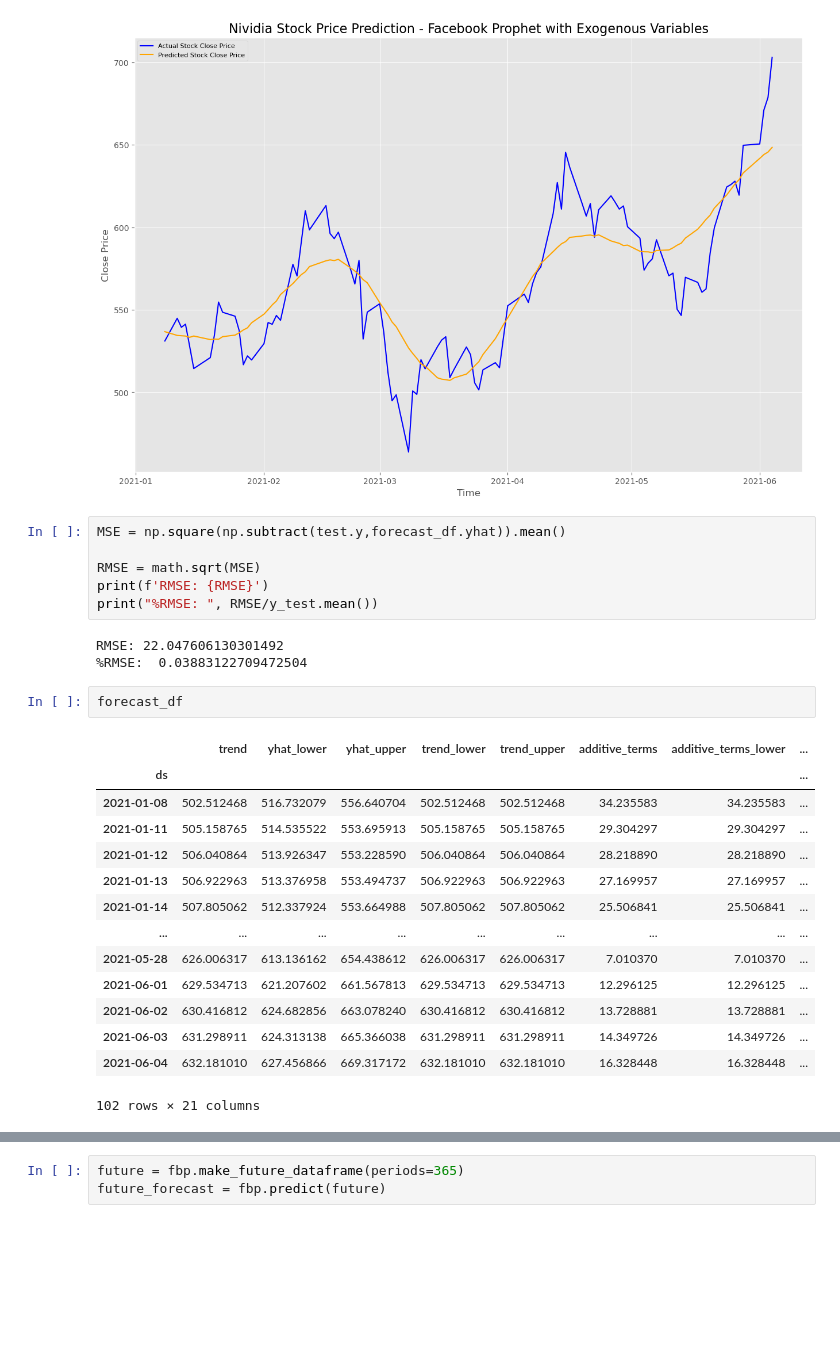
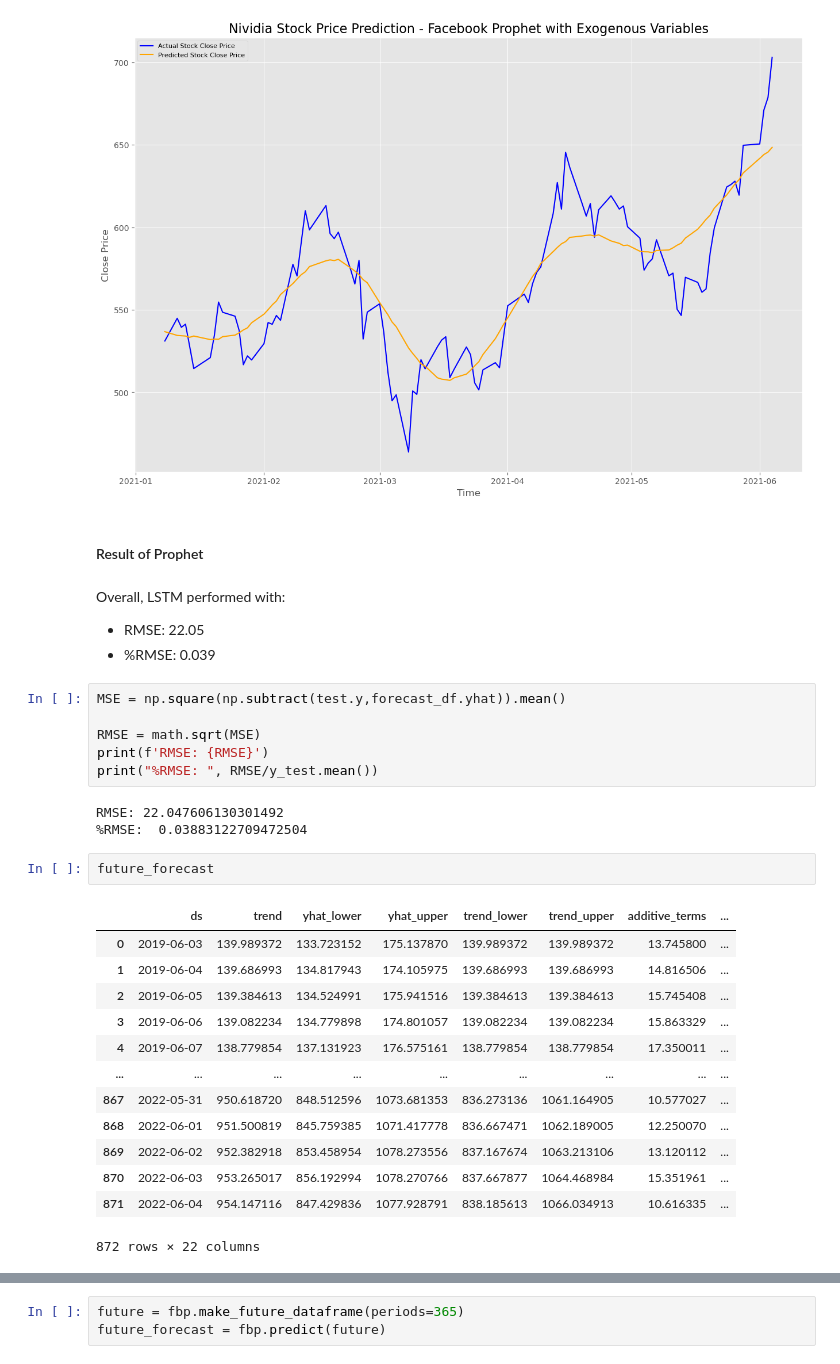
Before and after one commit to jayce7376/Nvidia_Stock_Prediction, a Jupyter notebook: Nvidia_Stock_Prediction.ipynb, the cells around one changed output, grey strips where cells are left out. Saved outputs shown, nothing was run; the diff lists cells and outputs as text; blank space fills up the shorter version.

```diff
--- a/Nvidia_Stock_Prediction.ipynb
+++ b/Nvidia_Stock_Prediction.ipynb
@@ -883,6 +858,12 @@ plt.legend(loc='upper left', fontsize=8)
 plt.savefig('./images/prophet_result.png')
 # %% [output]
 [figure]
+# %% [markdown]
+#### Result of Prophet
+# %% [markdown]
+Overall, LSTM performed with:
+ - RMSE: 22.05
+ - %RMSE: 0.039
 # %%
 MSE = np.square(np.subtract(test.y,forecast_df.yhat)).mean()
 
@@ -892,20 +873,19 @@ print("%RMSE: ", RMSE/y_test.mean())
 # %% [output]
 RMSE: 22.047606130301492
 %RMSE:  0.03883122709472504
-# %%
-forecast_df
-# %% [output]
-|  | trend | yhat_lower | yhat_upper | trend_lower | trend_upper | additive_terms | additive_terms_lower | ... |
-| ds |  |  |  |  |  |  |  | ... |
-| 2021-01-08 | 502.512468 | 516.732079 | 556.640704 | 502.512468 | 502.512468 | 34.235583 | 34.235583 | ... |
-| 2021-01-11 | 505.158765 | 514.535522 | 553.695913 | 505.158765 | 505.158765 | 29.304297 | 29.304297 | ... |
-| 2021-01-12 | 506.040864 | 513.926347 | 553.228590 | 506.040864 | 506.040864 | 28.218890 | 28.218890 | ... |
-| 2021-01-13 | 506.922963 | 513.376958 | 553.494737 | 506.922963 | 506.922963 | 27.169957 | 27.169957 | ... |
-| 2021-01-14 | 507.805062 | 512.337924 | 553.664988 | 507.805062 | 507.805062 | 25.506841 | 25.506841 | ... |
-| ... | ... | ... | ... | ... | ... | ... | ... | ... |
-| 2021-05-28 | 626.006317 | 613.136162 | 654.438612 | 626.006317 | 626.006317 | 7.010370 | 7.010370 | ... |
-| 2021-06-01 | 629.534713 | 621.207602 | 661.567813 | 629.534713 | 629.534713 | 12.296125 | 12.296125 | ... |
-| 2021-06-02 | 630.416812 | 624.682856 | 663.078240 | 630.416812 | 630.416812 | 13.728881 | 13.728881 | ... |
-| 2021-06-03 | 631.298911 | 624.313138 | 665.366038 | 631.298911 | 631.298911 | 14.349726 | 14.349726 | ... |
-| 2021-06-04 | 632.181010 | 627.456866 | 669.317172 | 632.181010 | 632.181010 | 16.328448 | 16.328448 | ... |
-102 rows × 21 columns
+# %%
+future_forecast
+# %% [output]
+|  | ds | trend | yhat_lower | yhat_upper | trend_lower | trend_upper | additive_terms | ... |
+| 0 | 2019-06-03 | 139.989372 | 133.723152 | 175.137870 | 139.989372 | 139.989372 | 13.745800 | ... |
+| 1 | 2019-06-04 | 139.686993 | 134.817943 | 174.105975 | 139.686993 | 139.686993 | 14.816506 | ... |
+| 2 | 2019-06-05 | 139.384613 | 134.524991 | 175.941516 | 139.384613 | 139.384613 | 15.745408 | ... |
+| 3 | 2019-06-06 | 139.082234 | 134.779898 | 174.801057 | 139.082234 | 139.082234 | 15.863329 | ... |
+| 4 | 2019-06-07 | 138.779854 | 137.131923 | 176.575161 | 138.779854 | 138.779854 | 17.350011 | ... |
+| ... | ... | ... | ... | ... | ... | ... | ... | ... |
+| 867 | 2022-05-31 | 950.618720 | 848.512596 | 1073.681353 | 836.273136 | 1061.164905 | 10.577027 | ... |
+| 868 | 2022-06-01 | 951.500819 | 845.759385 | 1071.417778 | 836.667471 | 1062.189005 | 12.250070 | ... |
+| 869 | 2022-06-02 | 952.382918 | 853.458954 | 1078.273556 | 837.167674 | 1063.213106 | 13.120112 | ... |
+| 870 | 2022-06-03 | 953.265017 | 856.192994 | 1078.270766 | 837.667877 | 1064.468984 | 15.351961 | ... |
+| 871 | 2022-06-04 | 954.147116 | 847.429836 | 1077.928791 | 838.185613 | 1066.034913 | 10.616335 | ... |
+872 rows × 22 columns
```
Also changed, not shown: parts of 50 cells of this notebook, 5 other files.
